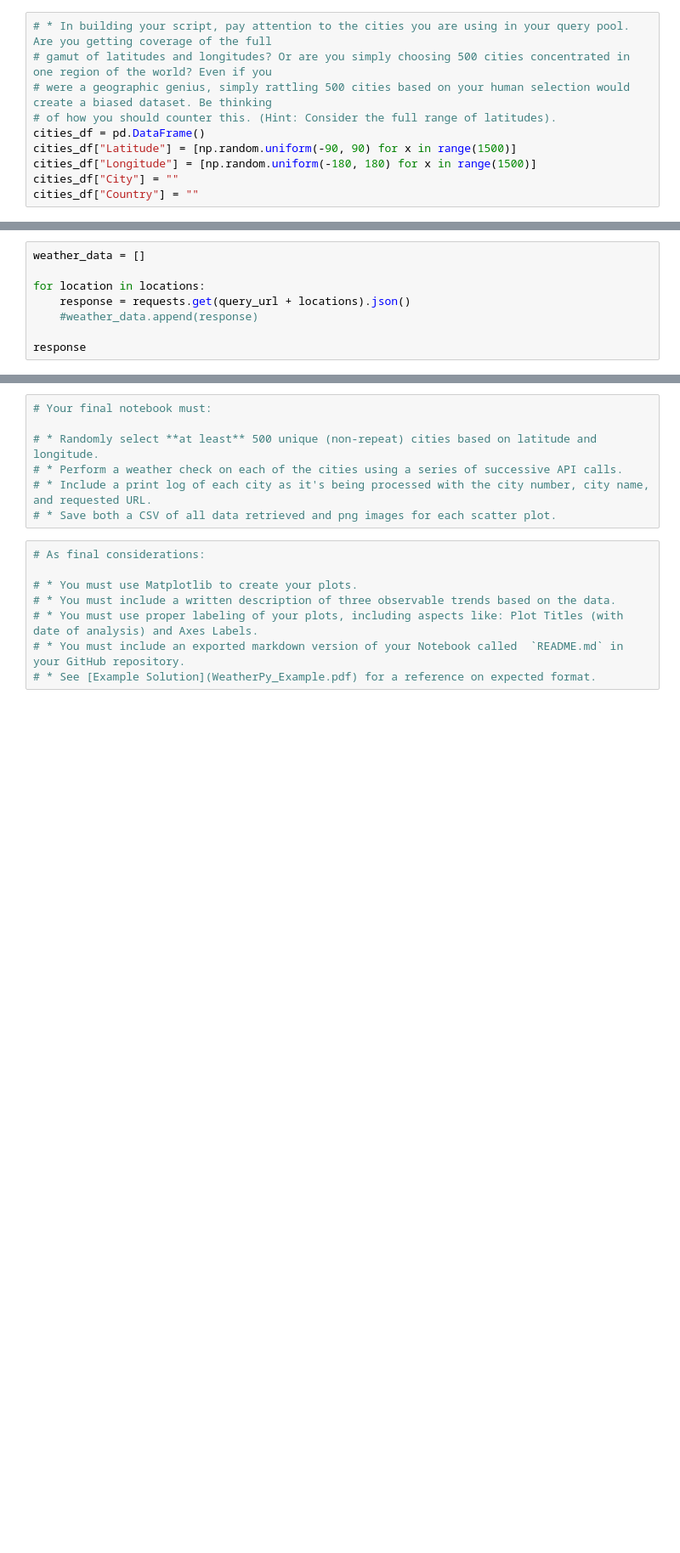
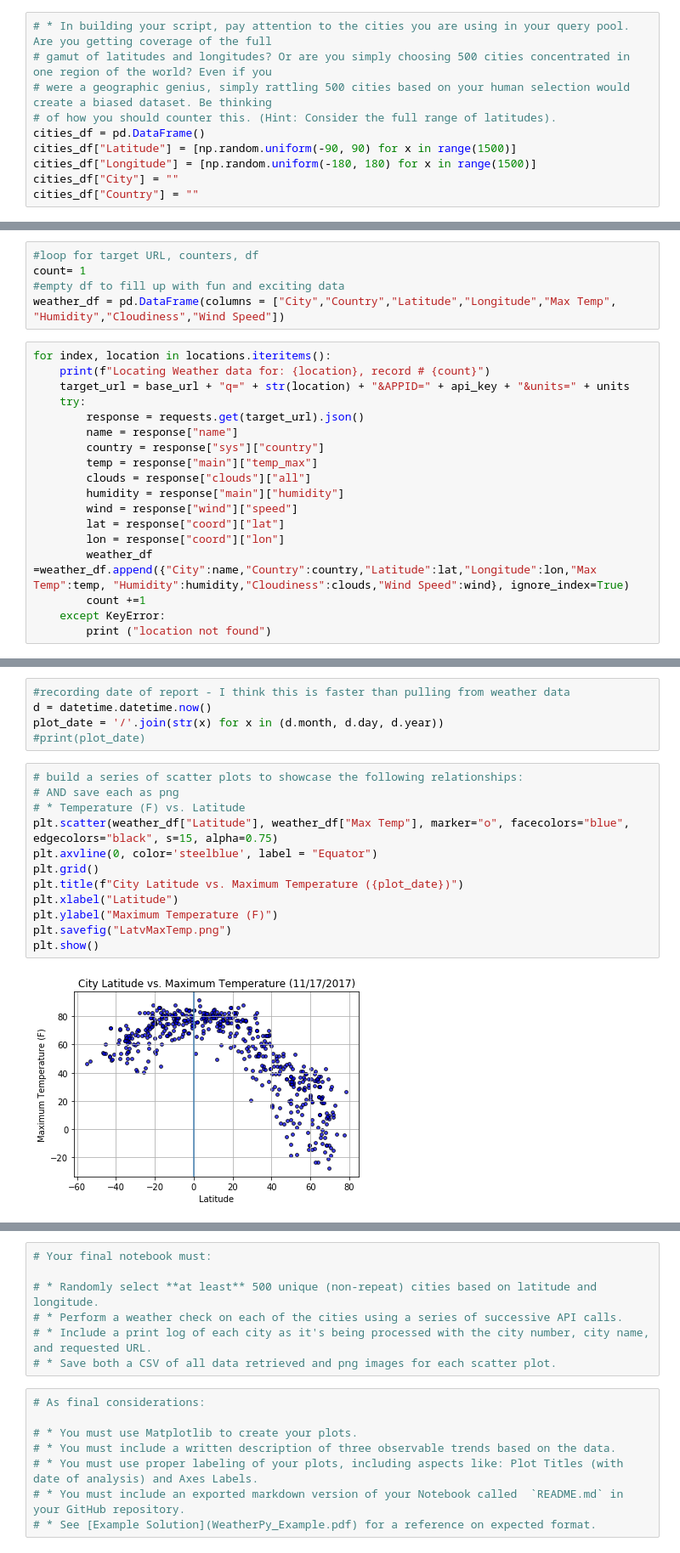
Before and after one commit to donnaadietrich/utexas-homework-pythonapis, a Jupyter notebook: weatherpy.ipynb, the cells around one changed output, grey strips where cells are left out. Shown at 85% size. Saved outputs shown, nothing was run; the diff lists cells and outputs as text; blank space fills up the shorter version.

```diff
--- a/weatherpy.ipynb
+++ b/weatherpy.ipynb
@@ -106,8 +46,0 @@ query_url = url +"appid=" + api_key + "&units=" + units + "&q="
-# %%
-weather_data = []
-
-for location in locations:
-    response = requests.get(query_url + locations).json()
-    #weather_data.append(response)
-
-response
@@ -150,0 +47,23 @@ cities_df.head()
+# %%
+#loop for target URL, counters, df
+count= 1
+#empty df to fill up with fun and exciting data
+weather_df = pd.DataFrame(columns = ["City","Country","Latitude","Longitude","Max Temp", "Humidity","Cloudiness","Wind Speed"])
+# %%
+for index, location in locations.iteritems():
+    print(f"Locating Weather data for: {location}, record # {count}")
+    target_url = base_url + "q=" + str(location) + "&APPID=" + api_key + "&units=" + units
+    try:
+        response = requests.get(target_url).json()
+        name = response["name"]
+        country = response["sys"]["country"]
+        temp = response["main"]["temp_max"]
+        clouds = response["clouds"]["all"]
+        humidity = response["main"]["humidity"]
+        wind = response["wind"]["speed"]
+        lat = response["coord"]["lat"]
+        lon = response["coord"]["lon"]
+        weather_df =weather_df.append({"City":name,"Country":country,"Latitude":lat,"Longitude":lon,"Max Temp":temp, "Humidity":humidity,"Cloudiness":clouds,"Wind Speed":wind}, ignore_index=True)
+        count +=1
+    except KeyError:
+        print ("location not found")
@@ -150,0 +113,19 @@ cities_df.head()
+# %%
+#recording date of report - I think this is faster than pulling from weather data
+d = datetime.datetime.now()
+plot_date = '/'.join(str(x) for x in (d.month, d.day, d.year))
+#print(plot_date)
+# %%
+# build a series of scatter plots to showcase the following relationships:
+# AND save each as png
+# * Temperature (F) vs. Latitude
+plt.scatter(weather_df["Latitude"], weather_df["Max Temp"], marker="o", facecolors="blue", edgecolors="black", s=15, alpha=0.75)
+plt.axvline(0, color='steelblue', label = "Equator")
+plt.grid()
+plt.title(f"City Latitude vs. Maximum Temperature ({plot_date})")
+plt.xlabel("Latitude")
+plt.ylabel("Maximum Temperature (F)")
+plt.savefig("LatvMaxTemp.png")
+plt.show()
+# %% [output]
+[figure, added]
```
Also changed, not shown: parts of 25 cells of this notebook, 5 other files.
